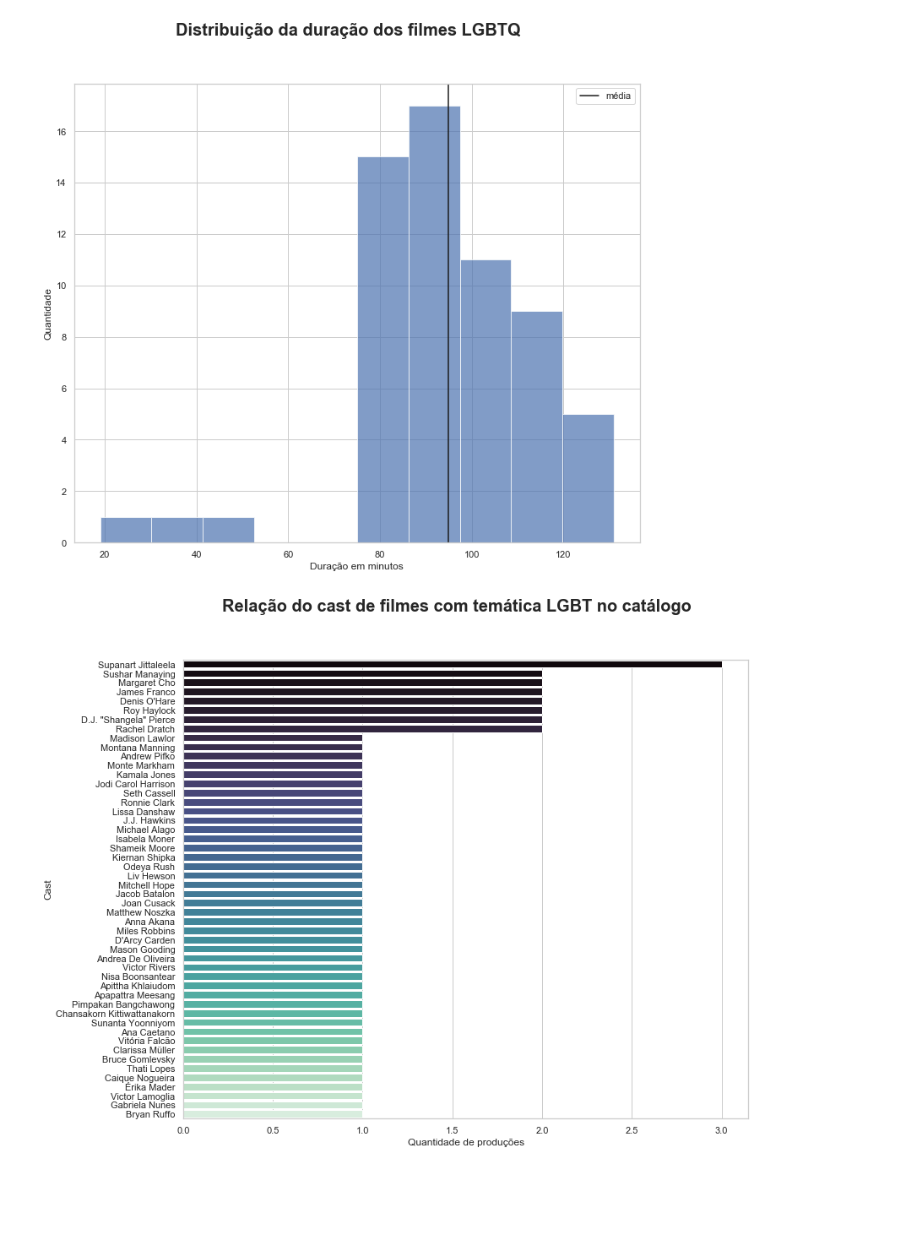
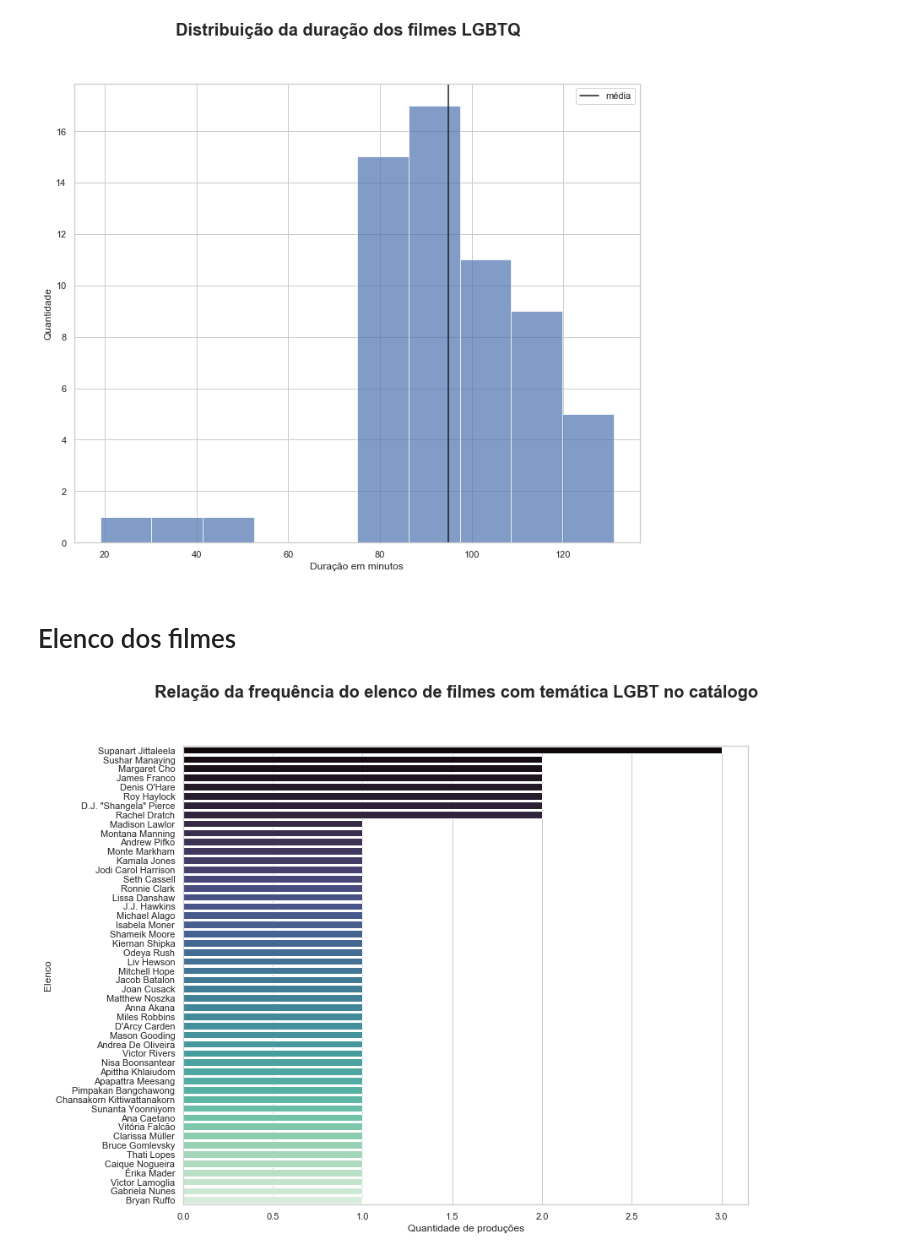
Before and after one commit to Alves-Eduarda/Netflix_dataset, a Jupyter notebook: Netflix.ipynb, the cells around one changed output. Drawn from its saved outputs; the diff is of its cells as text; code cells hidden in the pictures; blank space fills up the shorter version.

```diff
--- a/Netflix.ipynb
+++ b/Netflix.ipynb
@@ -460,19 +462,21 @@ plt.legend()
 plt.show()
 # %% [output]
 [figure]
+# %% [markdown]
+# Elenco dos filmes
 # %%
 lista = ntf_lgbt.loc[ntf_lgbt['cast'].notnull()]
 cast = ", ".join(lista['cast']).split(", ")
 
 cast_list = Counter(cast).most_common(50)
 
 cast = [k[0] for c,k in enumerate(cast_list)]
 values = [k[1] for c,k in enumerate(cast_list)]
 
 sns.barplot(x=values,y=cast,palette='mako')
 plt.xlabel('Quantidade de produções')
-plt.ylabel('Cast')
-plt.suptitle("Relação do cast de filmes com temática LGBT no catálogo",fontsize=20,weight = 'bold')
+plt.ylabel('Elenco')
+plt.suptitle("Relação da frequência do elenco de filmes com temática LGBT no catálogo",fontsize=20,weight = 'bold')
 plt.show()
 # %% [output]
-[figure, old version]
+[figure, new version]
```
Also changed, not shown: parts of 3 cells of this notebook.
